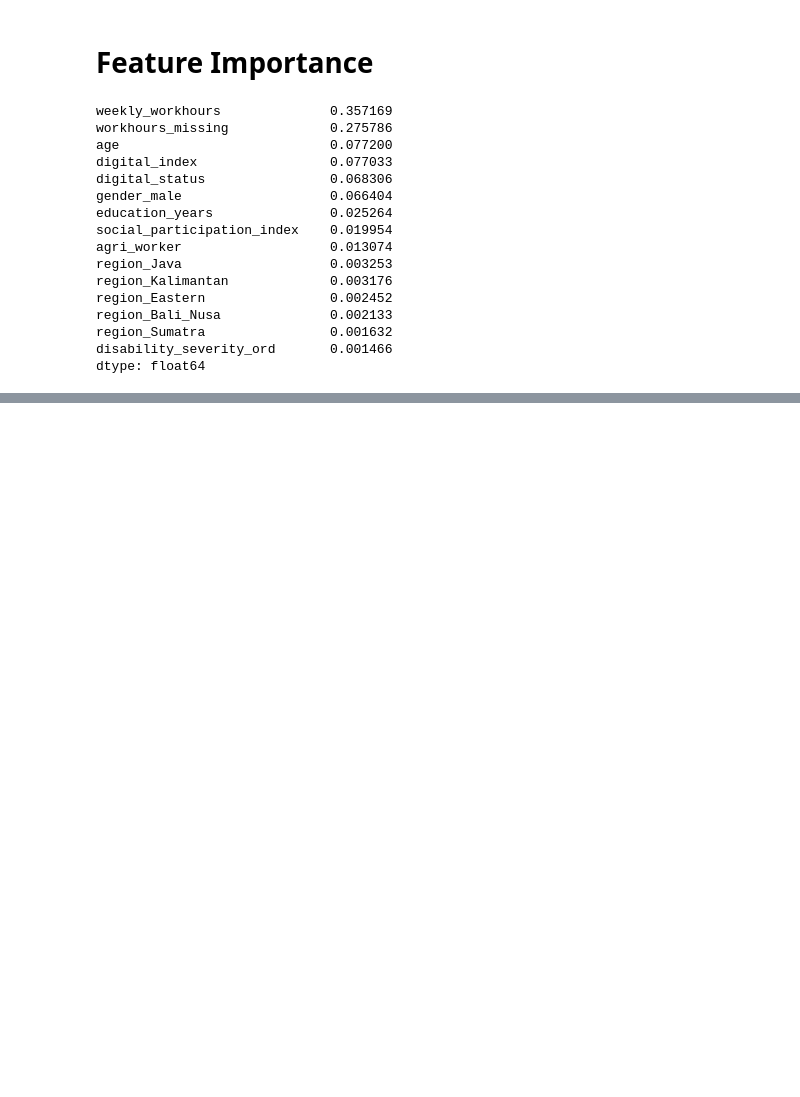
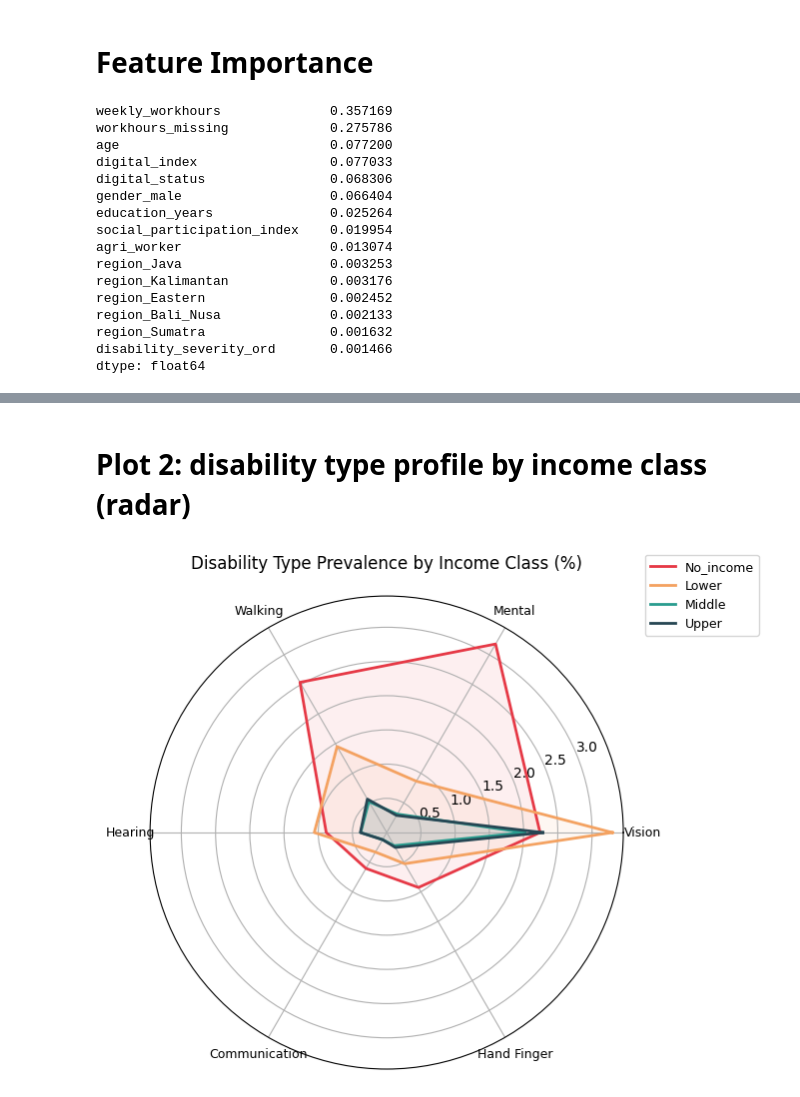
Before and after one commit to Sakhiur2022/Signal, a Jupyter notebook: notebooks/04_modeling/train_deision_tree.ipynb, the cells around one changed output, grey strips where cells are left out. Saved outputs shown, nothing was run; the diff lists cells and outputs as text; code cells hidden in the pictures; blank space fills up the shorter version.

```diff
--- a/notebooks/04_modeling/train_deision_tree.ipynb
+++ b/notebooks/04_modeling/train_deision_tree.ipynb
@@ -357,0 +516,36 @@ dtype: float64
+# %% [markdown]
+# Plot 2: disability type profile by income class (radar)
+# %%
+disability_cols = ['disability_vision', 'disability_mental', 'disability_walking',
+                    'disability_hearing', 'disability_communication', 'disability_hand_finger']
+
+# % of each income class that has each disability type
+radar_data = dataset.groupby('income_class', observed=True)[disability_cols].mean() * 100
+
+labels = [c.replace('disability_', '').replace('_', ' ').title() for c in disability_cols]
+n = len(labels)
+angles = np.linspace(0, 2 * np.pi, n, endpoint=False).tolist()
+angles += angles[:1]
+
+fig, ax = plt.subplots(figsize=(7, 7), subplot_kw=dict(polar=True))
+
+colors = {'No_income': '#E63946', 'Lower': '#F4A261', 'Middle': '#2A9D8F', 'Upper': '#264653'}
+
+for income_class in ['No_income', 'Lower', 'Middle', 'Upper']:
+    if income_class not in radar_data.index:
+        continue
+    values = radar_data.loc[income_class].tolist()
+    values += values[:1]
+    ax.plot(angles, values, label=income_class, color=colors.get(income_class), linewidth=2)
+    ax.fill(angles, values, alpha=0.08, color=colors.get(income_class))
+
+ax.set_xticks(angles[:-1])
+ax.set_xticklabels(labels, fontsize=9)
+ax.set_title('Disability Type Prevalence by Income Class (%)', fontsize=12, pad=20)
+ax.legend(loc='upper right', bbox_to_anchor=(1.3, 1.1), fontsize=9)
+
+plt.tight_layout()
+plt.savefig('disability_radar.png', dpi=150)
+plt.show()
+# %% [output]
+[figure, added]
```
Also changed, not shown: parts of 19 cells of this notebook.
